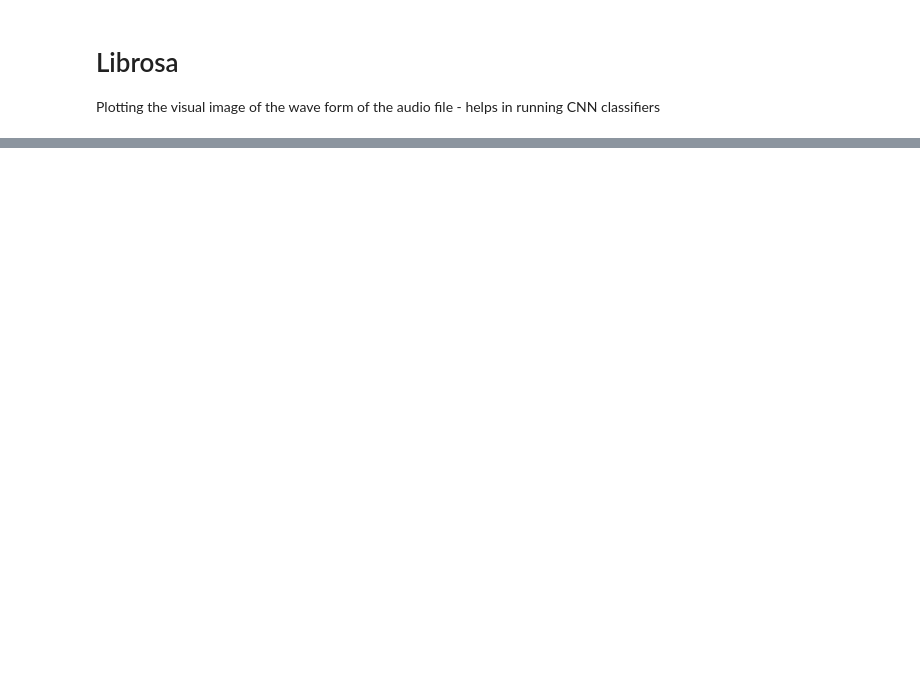
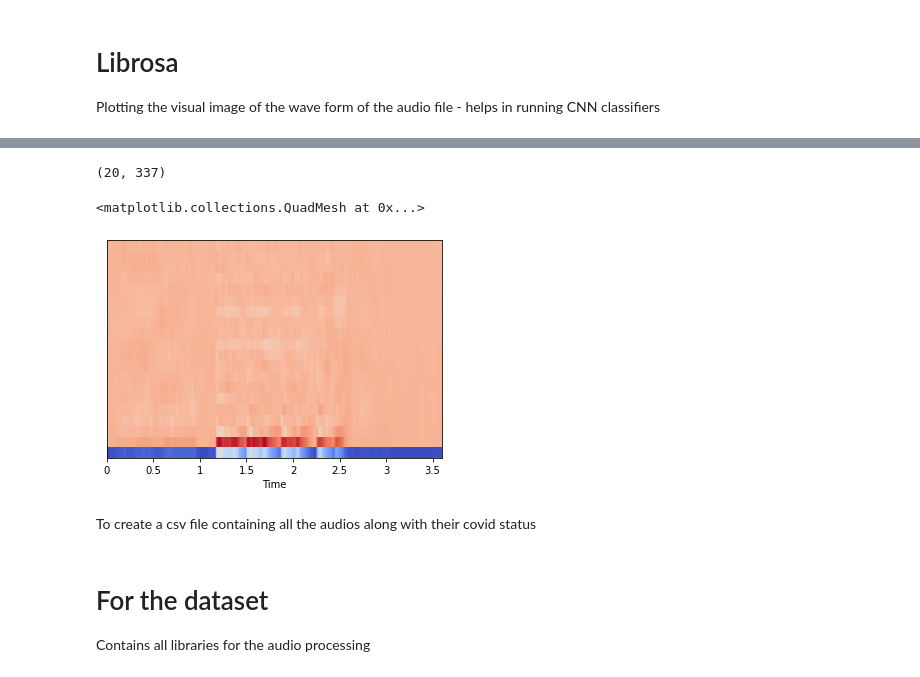
Before and after one commit to ezhil384/ezhil384, a Jupyter notebook: Coswara.ipynb, the cells around one changed output, grey strips where cells are left out. Cells and saved outputs as stored; diff of their text form; code cells hidden in the pictures; blank space fills up the shorter version.

```diff
--- a/Coswara.ipynb
+++ b/Coswara.ipynb
@@ -95,0 +199,14 @@ Total time: 2.136235827664399 s
+# %%
+mfccs = librosa.feature.mfcc(x, sr=sr)
+print(mfccs.shape)
+#Displaying  the MFCCs:
+librosa.display.specshow(mfccs, sr=sr, x_axis='time')
+# %% [output]
+(20, 337)
+<matplotlib.collections.QuadMesh at 0x...>
+[figure, added]
+# %% [markdown]
+To create a csv file containing all the audios along with their covid status
+# %% [markdown]
+# For the dataset
+Contains all libraries for the audio processing
```
Also changed, not shown: parts of 34 cells of this notebook.
